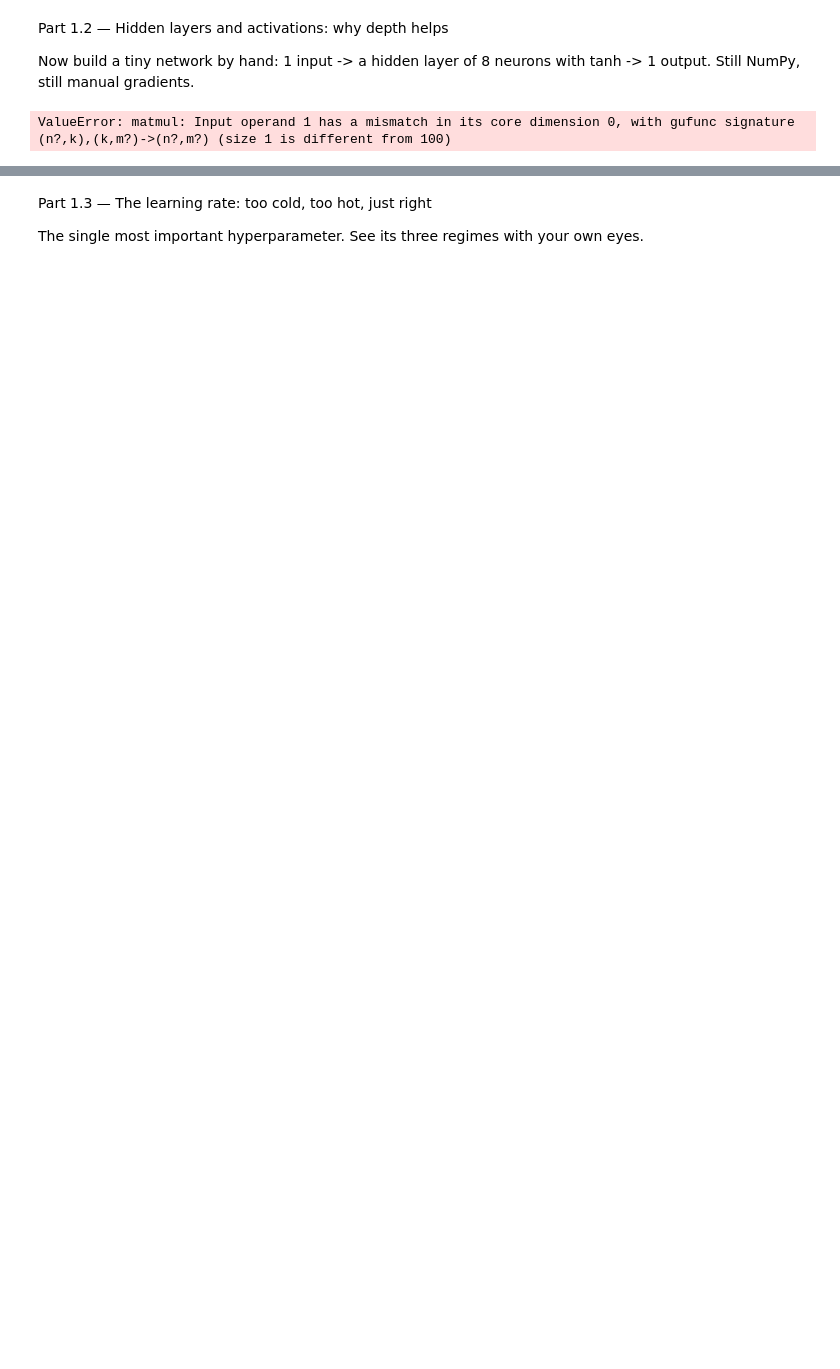
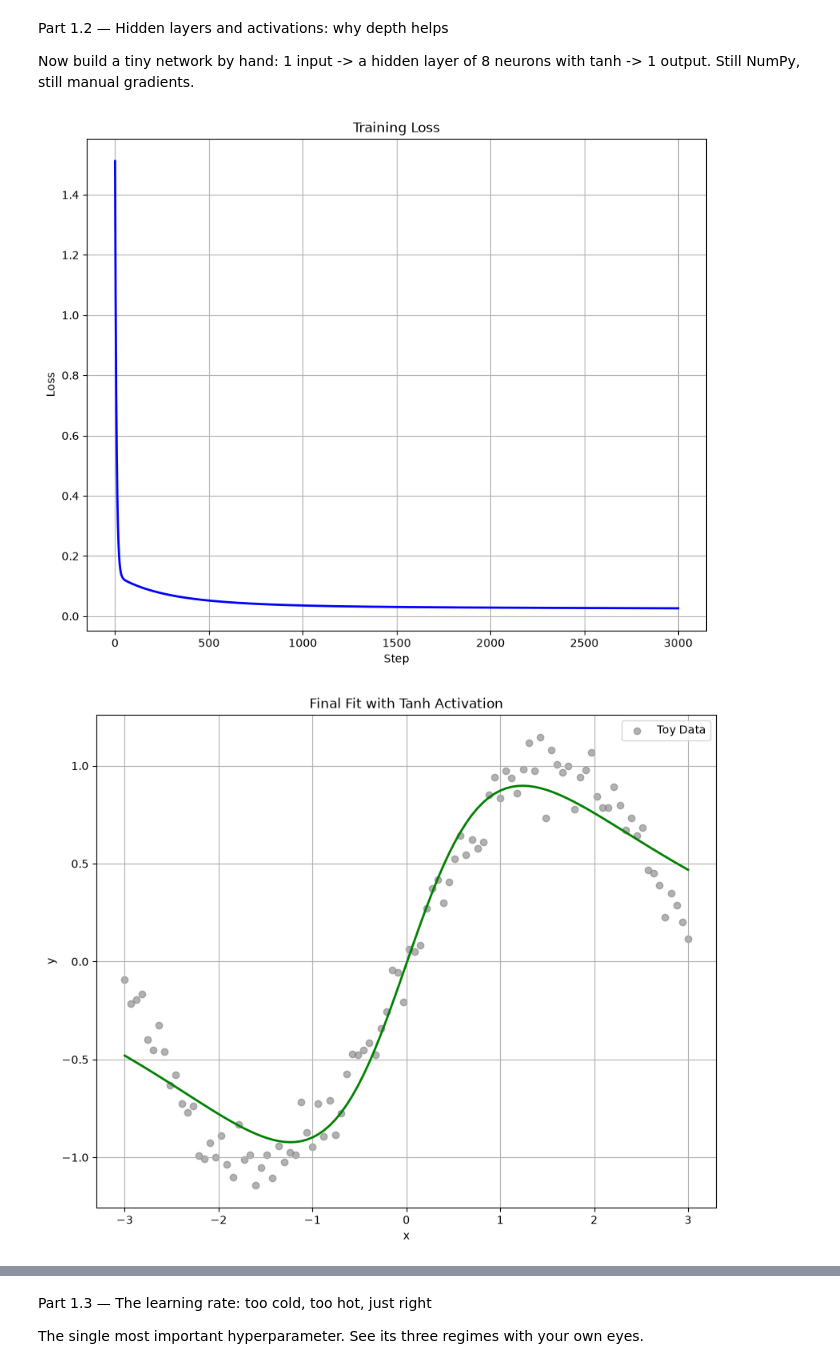
Before and after one commit to Nii-Sowah/lab-3, a Jupyter notebook: lab_3.ipynb, the cells around one changed output, grey strips where cells are left out. Drawn from its saved outputs; the diff is of its cells as text; code cells hidden in the pictures; blank space fills up the shorter version.

```diff
--- a/lab_3.ipynb
+++ b/lab_3.ipynb
@@ -127,7 +127,10 @@ Part 1.2 — Hidden layers and activations: why depth helps
 
 Now build a tiny network by hand: 1 input -> a hidden layer of 8 neurons with tanh -> 1 output. Still NumPy, still manual gradients.
 # %%
-x = x.reshape(-1, 1)
+if x.ndim == 1:
+    x = x.reshape(-1, 1)
+if y.ndim == 1:
+    y = y.reshape(-1, 1)
 
 W1 = np.random.randn(1, 8) * 0.5
 b1 = np.zeros((1, 8))
@@ -145,8 +148,7 @@ for step in range(3000):
     loss  = np.mean((y_hat - y) ** 2)
     losses.append(loss)
 
-
-#  Backward pass
+    # Backward pass
     d_yhat = 2 * (y_hat - y) / len(y)
     dW2 = h.T @ d_yhat
     db2 = d_yhat.sum(axis=0, keepdims=True)
@@ -169,7 +171,7 @@ plt.grid(True)
 plt.show()
 
 
-plt.figure(figsize=(6, 4))
+plt.figure(figsize=(10, 8))
 plt.scatter(x, y, color='gray', alpha=0.6, label='Toy Data')
 plt.plot(x, y_hat.flatten(), color='green', linewidth=2)
 plt.title('Final Fit with Tanh Activation')
@@ -191,7 +193,7 @@ b2_lin = np.zeros((1, 1))
 for epoch in range(3000):
 
     z1 = x @ W1_lin + b1_lin
-    h  = z1                      # Linear activation!
+    h  = z1                      # Linear activation
     y_hat_lin = h @ W2_lin + b2_lin
     loss = np.mean((y_hat_lin - y) ** 2)
     loss_without_tanh.append(loss)
@@ -202,33 +204,34 @@ for epoch in range(3000):
     db2_lin = d_yhat.sum(axis=0, keepdims=True)
     dh  = d_yhat @ W2_lin.T
     dz1 = dh * 1.0              # Derivative of identity is 1
     dW1_lin = x.T @ dz1
     db1_lin = dz1.sum(axis=0, keepdims=True)
 
 
     W2_lin -= lr * dW2_lin
     b2_lin -= lr * db2_lin
     W1_lin -= lr * dW1_lin
     b1_lin -= lr * db1_lin
 
 
 plt.figure(figsize=(10, 8))
 plt.plot(loss_without_tanh, color='orange', linewidth=2)
 plt.xlabel('Step')
 plt.ylabel('Loss')
 plt.title('Training Loss (No Activation / Linear)')
 plt.grid(True)
 plt.show()
 
 
-plt.figure(figsize=(6, 4))
+plt.figure(figsize=(10, 8))
 plt.scatter(x, y, color='gray', alpha=0.6, label='Toy Data')
-plt.plot(x, y_hat_lin.flatten(), color='lightblue', linewidth=2)
+plt.plot(x, y_hat_lin.flatten(), color='red', linewidth=2)
 plt.title('Fit without Tanh')
 plt.xlabel('x')
 plt.ylabel('y')
 plt.legend()
 plt.grid(True)
 plt.show()
 # %% [output]
-ValueError: matmul: Input operand 1 has a mismatch in its core dimension 0, with gufunc signature (n?,k),(k,m?)->(n?,m?) (size 1 is different from 100)
+[figure, added]
+[figure, added]
```
Also changed, not shown: parts of 4 cells of this notebook.
